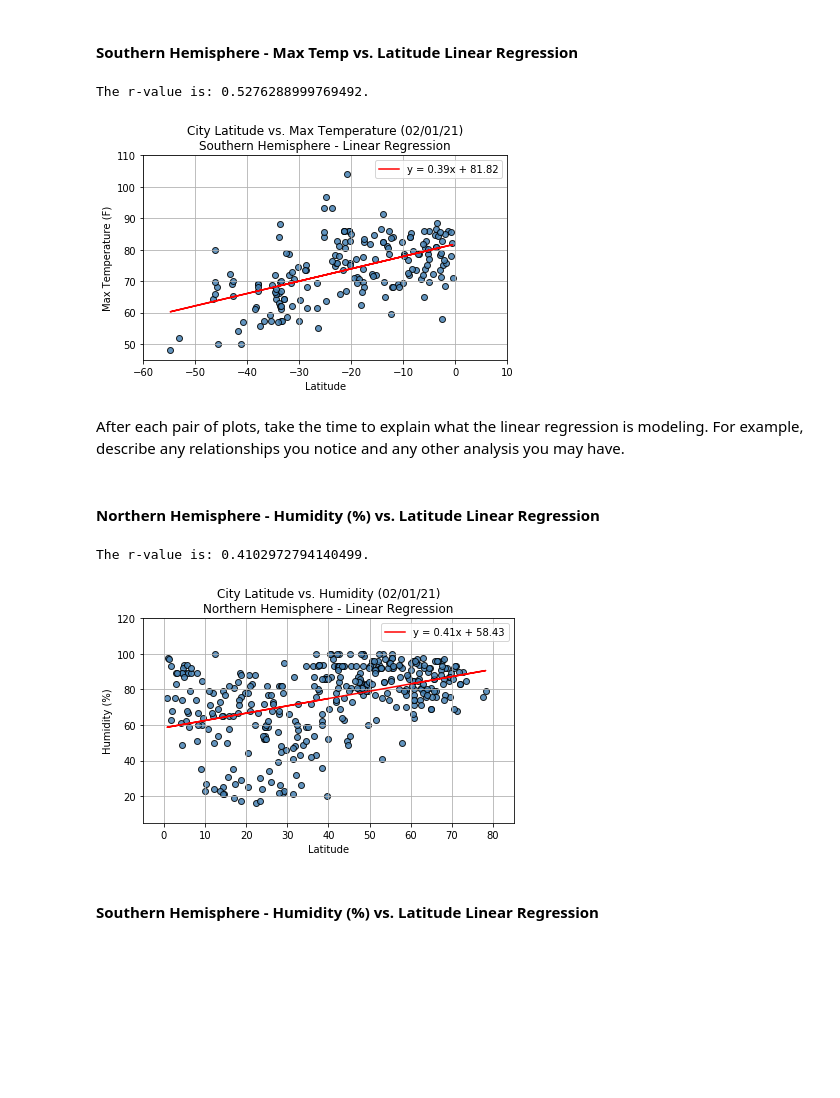
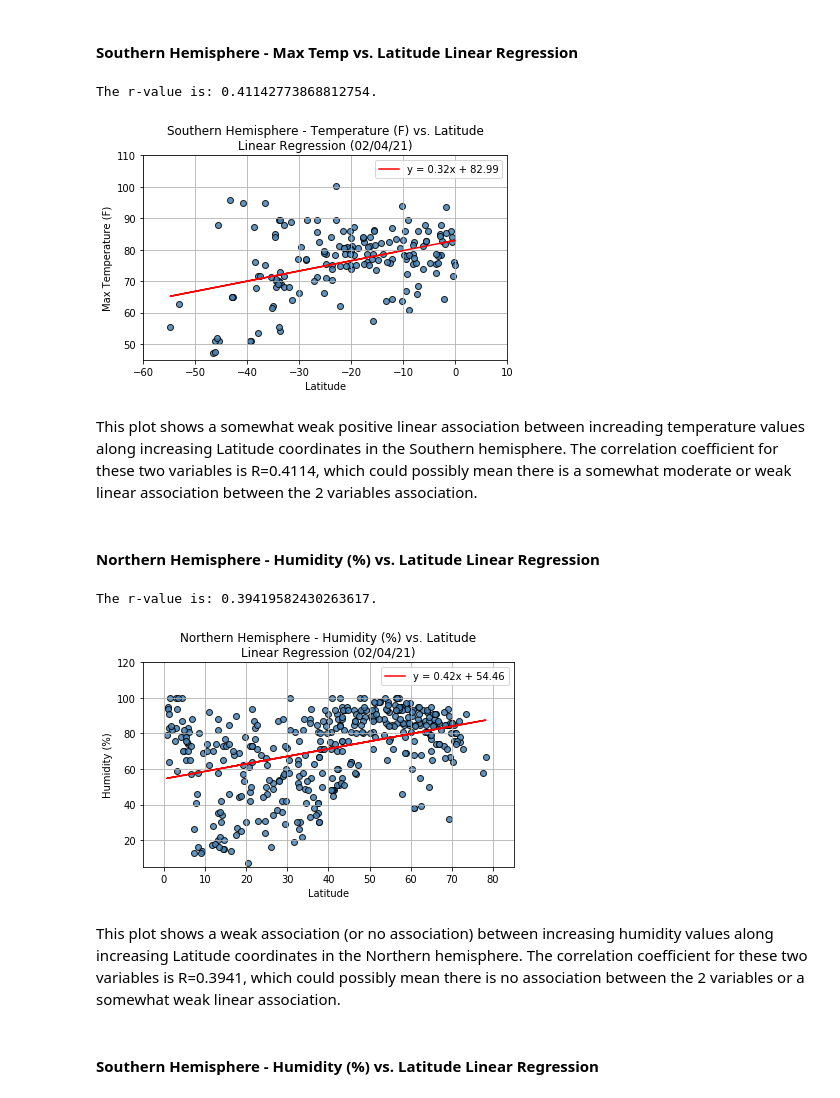
Before and after one commit to vandrade88/python-api-challenge, a Jupyter notebook: WeatherPy/WeatherPy.ipynb, the cells around one changed output. Saved outputs shown, nothing was run; the diff lists cells and outputs as text; code cells hidden in the pictures; blank space fills up the shorter version.

```diff
--- a/WeatherPy/WeatherPy.ipynb
+++ b/WeatherPy/WeatherPy.ipynb
@@ -377,7 +420,7 @@ print(f"The r-value is: {rvalue}.")
 
 plt.scatter(x_values, y_values, marker="o", facecolors="steelblue", edgecolors="black", alpha = 0.85)
 plt.plot(x_values,regress_values,"r-", label = line_eq)
-plt.title('City Latitude vs. Max Temperature (02/01/21)\nSouthern Hemisphere - Linear Regression')
+plt.title('Southern Hemisphere - Temperature (F) vs. Latitude\nLinear Regression (02/04/21)')
 plt.xlabel('Latitude')
 plt.ylabel('Max Temperature (F)')
 plt.grid(b=True, which='major', axis='both')
@@ -385,40 +428,42 @@ plt.ylim(45,110)
 plt.xlim(-60,10)
 plt.legend(loc="best")
 plt.tight_layout()
-plt.savefig("Output_Data/Latitude vs. Max Temp - SH LR.png")
+plt.savefig("Output_Data/SH - Max Temp vs Latitude")
 plt.show()
 # %% [output]
-The r-value is: 0.5276288999769492.
+The r-value is: 0.41142773868812754.
-[figure, old version]
+[figure, new version]
-# %% [markdown]
-After each pair of plots, take the time to explain what the linear regression is modeling. For example, describe any relationships you notice and any other analysis you may have.
+# %% [markdown]
+This plot shows a somewhat weak positive linear association between increading temperature values along increasing Latitude coordinates in the Southern hemisphere. The correlation coefficient for these two variables is R=0.4114, which could possibly mean there is a somewhat moderate or weak linear association between the 2 variables association.
 # %% [markdown]
 ####  Northern Hemisphere - Humidity (%) vs. Latitude Linear Regression
 # %%
 x_values = northern_hemisphere['Lat']
 y_values = northern_hemisphere['Humidity']
 
 (slope, intercept, rvalue, pvalue, stderr) = linregress(x_values, y_values)
 regress_values = x_values * slope + intercept
 line_eq = "y = " + str(round(slope,2)) + "x + " + str(round(intercept,2))
 
 print(f"The r-value is: {rvalue}.")
 
 plt.scatter(x_values, y_values, marker="o", facecolors="steelblue", edgecolors="black", alpha = 0.85)
 plt.plot(x_values,regress_values,"r-", label = line_eq)
-plt.title('City Latitude vs. Humidity (02/01/21)\nNorthern Hemisphere - Linear Regression')
+plt.title('Northern Hemisphere - Humidity (%) vs. Latitude\nLinear Regression (02/04/21)')
 plt.xlabel('Latitude')
 plt.ylabel('Humidity (%)')
 plt.grid(b=True, which='major', axis='both')
 plt.ylim(5,120)
 plt.xlim(-5,85)
 plt.legend(loc="best")
 plt.tight_layout()
-plt.savefig("Output_Data/Latitude vs. Humidity - NH LR.png")
+plt.savefig("Output_Data/NH - Humidity vs Latitude")
 plt.show()
 # %% [output]
-The r-value is: 0.4102972794140499.
+The r-value is: 0.39419582430263617.
-[figure, old version]
+[figure, new version]
+# %% [markdown]
+This plot shows a weak association (or no association) between increasing humidity values along increasing Latitude coordinates in the Northern hemisphere. The correlation coefficient for these two variables is R=0.3941, which could possibly mean there is no association between the 2 variables or a somewhat weak linear association.
 # %% [markdown]
 ####  Southern Hemisphere - Humidity (%) vs. Latitude Linear Regression
 # %%
```
Also changed, not shown: parts of 42 cells of this notebook, 22 other files.
